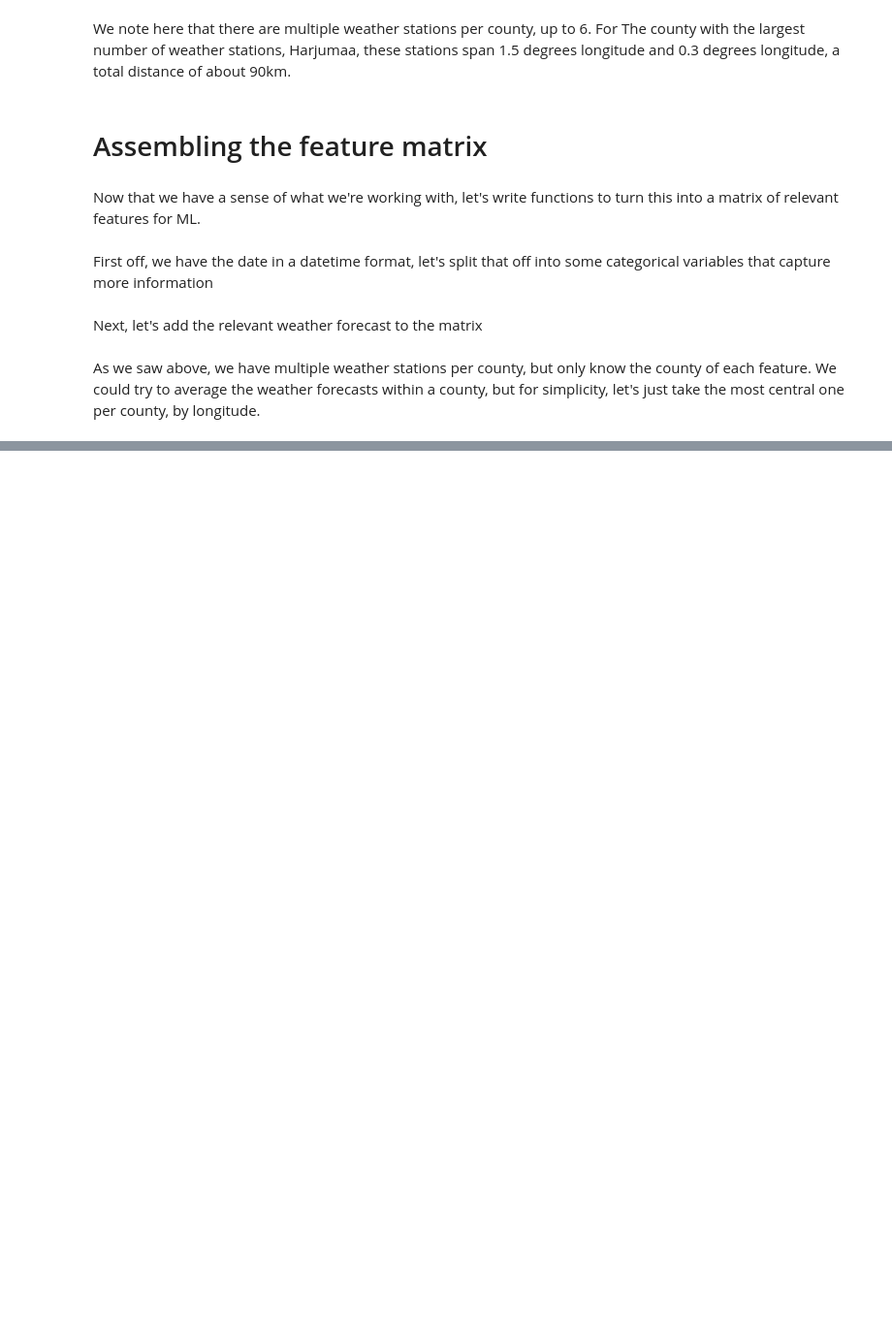
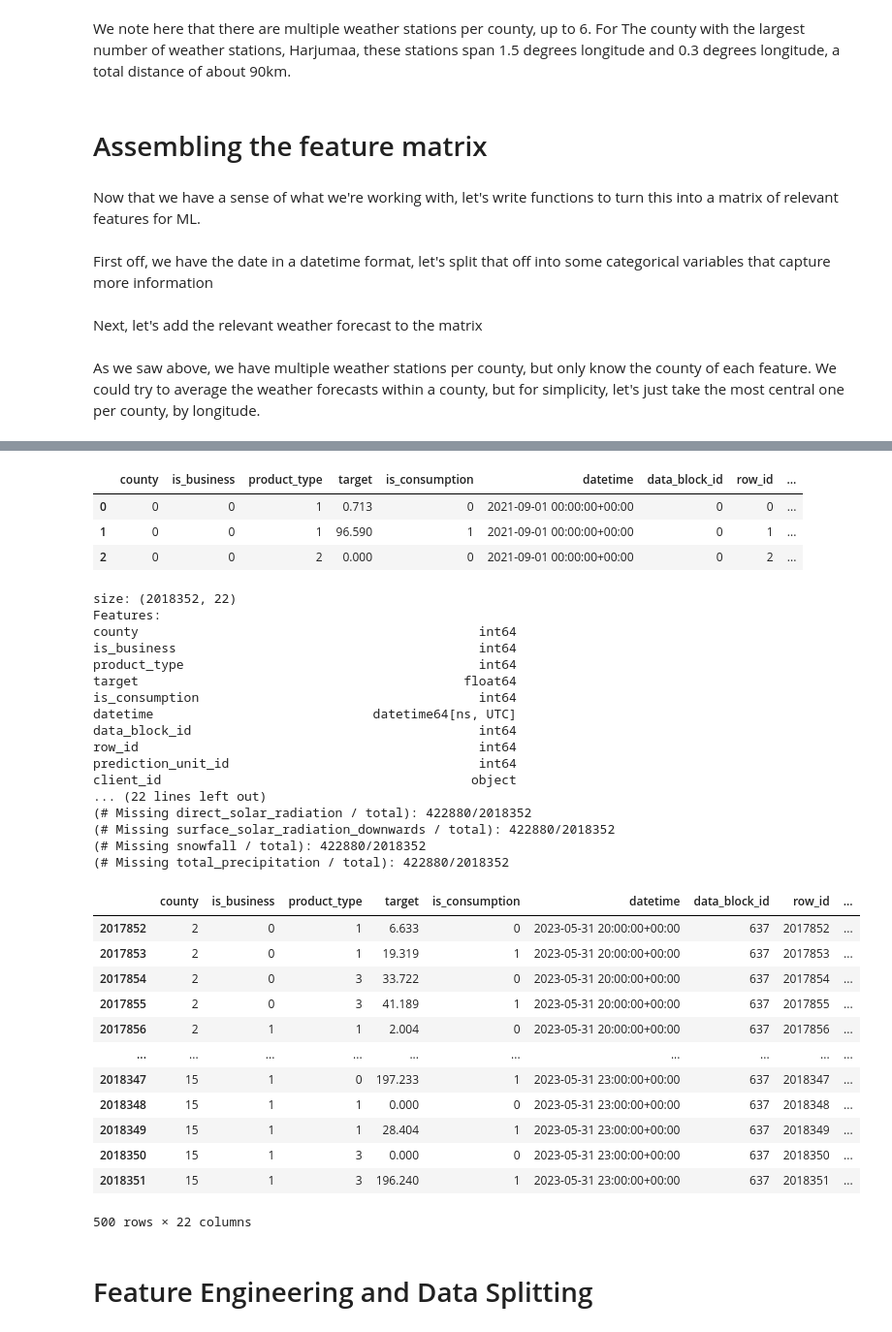
Before and after one commit to Musone/Predict-Energy-Behavior-of-Prosumers, a Jupyter notebook: main.ipynb, the cells around one changed output, grey strips where cells are left out. Shown at 97% size. Drawn from its saved outputs; the diff is of its cells as text; code cells hidden in the pictures; blank space fills up the shorter version.

```diff
--- a/main.ipynb
+++ b/main.ipynb
@@ -158,4 +185,0 @@ No missing values
-# %%
-forecast_weather_df = pd.read_csv('./data/forecast_weather.csv')
-print_df_info(forecast_weather_df)
-forecast_weather_df.head(4)
@@ -331,0 +377,42 @@ add_weather_forecast(train_df, forecast_weather_df, weather_station_to_county_df
+# %%
+train_df.head(3)
+# %% [output]
+|  | county | is_business | product_type | target | is_consumption | datetime | data_block_id | row_id | ... |
+| 0 | 0 | 0 | 1 | 0.713 | 0 | 2021-09-01 00:00:00+00:00 | 0 | 0 | ... |
+| 1 | 0 | 0 | 1 | 96.590 | 1 | 2021-09-01 00:00:00+00:00 | 0 | 1 | ... |
+| 2 | 0 | 0 | 2 | 0.000 | 0 | 2021-09-01 00:00:00+00:00 | 0 | 2 | ... |
+# %%
+X = add_weather_forecast(train_df,forecast_weather_df, weather_station_to_county_df_short)
+print_df_info(X)
+X.tail(n=500)
+# %% [output]
+size: (2018352, 22)
+Features:
+county                                             int64
+is_business                                        int64
+product_type                                       int64
+target                                           float64
+is_consumption                                     int64
+datetime                             datetime64[ns, UTC]
+data_block_id                                      int64
+row_id                                             int64
+prediction_unit_id                                 int64
+client_id                                         object
+... (22 lines left out)
+(# Missing direct_solar_radiation / total): 422880/2018352
+(# Missing surface_solar_radiation_downwards / total): 422880/2018352
+(# Missing snowfall / total): 422880/2018352
+(# Missing total_precipitation / total): 422880/2018352
+|  | county | is_business | product_type | target | is_consumption | datetime | data_block_id | row_id | ... |
+| 2017852 | 2 | 0 | 1 | 6.633 | 0 | 2023-05-31 20:00:00+00:00 | 637 | 2017852 | ... |
+| 2017853 | 2 | 0 | 1 | 19.319 | 1 | 2023-05-31 20:00:00+00:00 | 637 | 2017853 | ... |
+| 2017854 | 2 | 0 | 3 | 33.722 | 0 | 2023-05-31 20:00:00+00:00 | 637 | 2017854 | ... |
+| 2017855 | 2 | 0 | 3 | 41.189 | 1 | 2023-05-31 20:00:00+00:00 | 637 | 2017855 | ... |
+| 2017856 | 2 | 1 | 1 | 2.004 | 0 | 2023-05-31 20:00:00+00:00 | 637 | 2017856 | ... |
+| ... | ... | ... | ... | ... | ... | ... | ... | ... | ... |
+| 2018347 | 15 | 1 | 0 | 197.233 | 1 | 2023-05-31 23:00:00+00:00 | 637 | 2018347 | ... |
+| 2018348 | 15 | 1 | 1 | 0.000 | 0 | 2023-05-31 23:00:00+00:00 | 637 | 2018348 | ... |
+| 2018349 | 15 | 1 | 1 | 28.404 | 1 | 2023-05-31 23:00:00+00:00 | 637 | 2018349 | ... |
+| 2018350 | 15 | 1 | 3 | 0.000 | 0 | 2023-05-31 23:00:00+00:00 | 637 | 2018350 | ... |
+| 2018351 | 15 | 1 | 3 | 196.240 | 1 | 2023-05-31 23:00:00+00:00 | 637 | 2018351 | ... |
+500 rows × 22 columns
@@ -331,0 +426,2 @@ add_weather_forecast(train_df, forecast_weather_df, weather_station_to_county_df
+# %% [markdown]
+# Feature Engineering and Data Splitting
```
Also changed, not shown: parts of 73 cells of this notebook.
